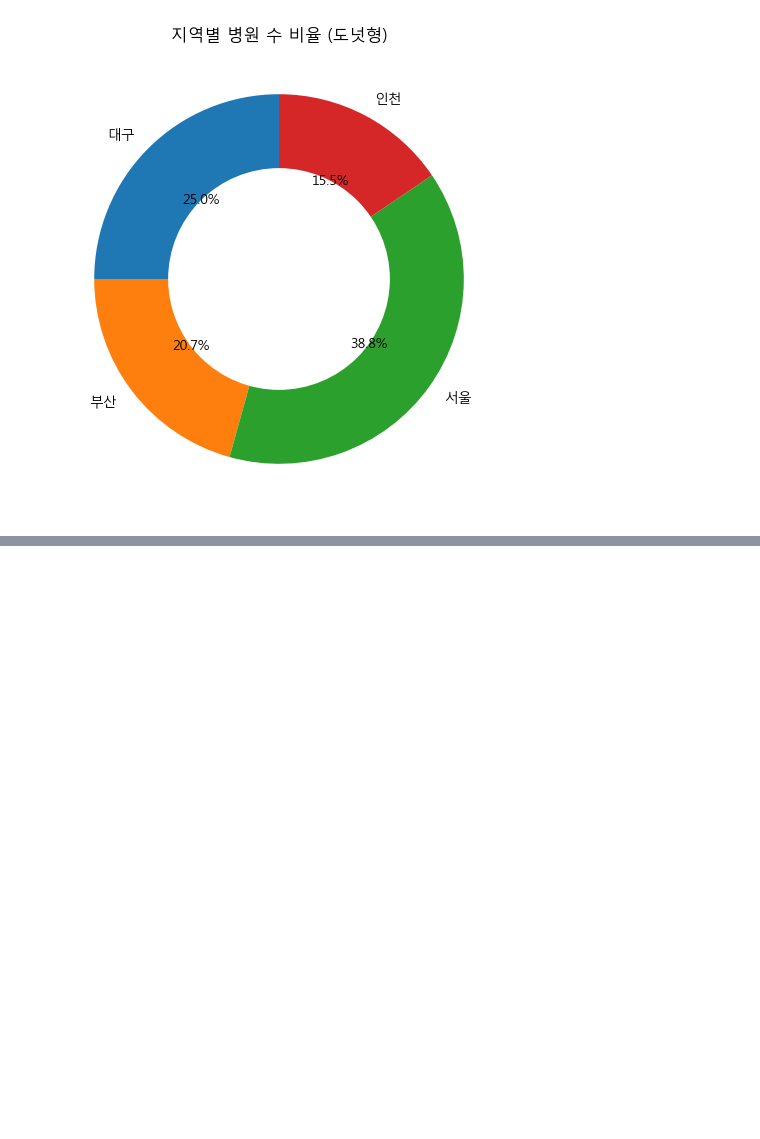
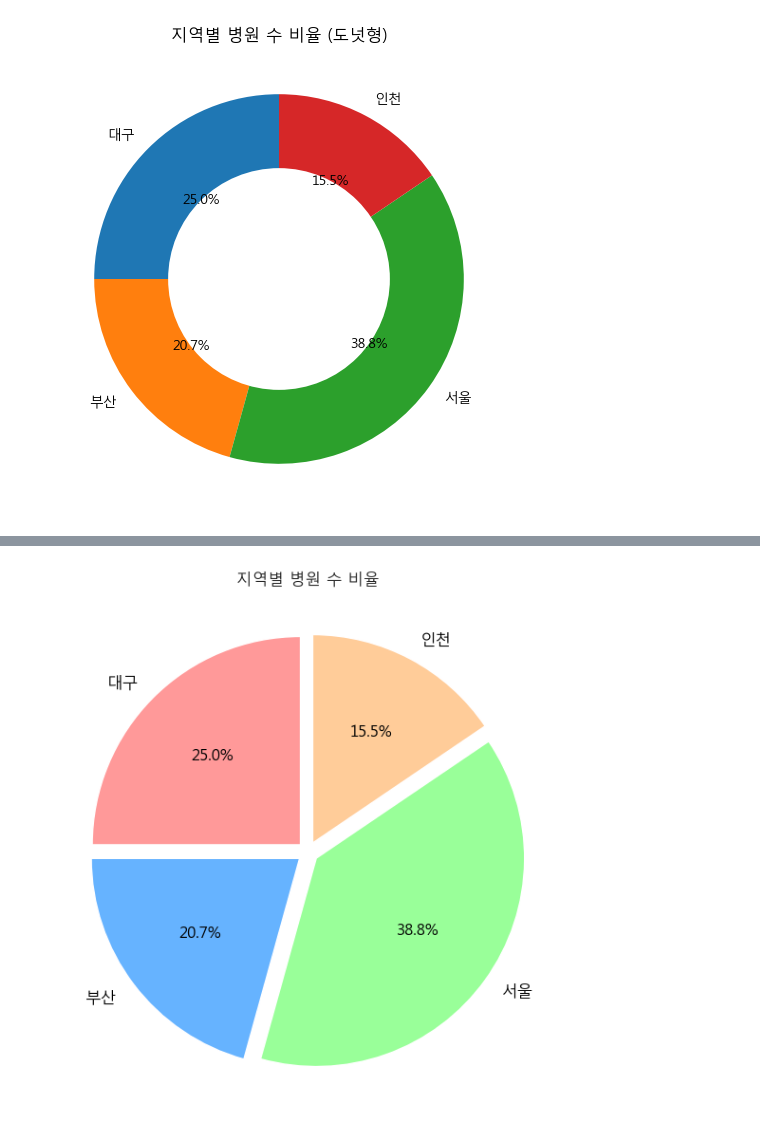
Before and after one commit to ohseung-web/ot-python2026, a Jupyter notebook: jupyter/pie_graph.ipynb, the cells around one changed output, grey strips where cells are left out. Drawn from its saved outputs; the diff is of its cells as text; code cells hidden in the pictures; blank space fills up the shorter version.

```diff
--- a/jupyter/pie_graph.ipynb
+++ b/jupyter/pie_graph.ipynb
@@ -116,3 +116,80 @@ plt.show()
 2  서울  1000000.0  150.000000
 3  인천   500000.0   60.000000
 [figure]
+# %%
+import pandas as pd
+import matplotlib.pyplot as plt
+import seaborn as sns
+
+# ---------------------------
+# 1. 데이터 생성
+# ---------------------------
+df1 = pd.DataFrame({
+    "지역": ["서울", "부산", "대구"],
+    "총인구": [1000000, 300000, 200000]
+})
+
+df2 = pd.DataFrame({
+    "지역": ["서울", "부산", "인천"],
+    "병원수": [150, 80, 60]
+})
+
+# ---------------------------
+# 2. 데이터 병합
+# ---------------------------
+merged = pd.merge(df1, df2, on="지역", how="outer")
+
+# ---------------------------
+# 3. 결측치 처리
+# ---------------------------
+merged["총인구"] = merged["총인구"].fillna(merged["총인구"].mean())
+merged["병원수"] = merged["병원수"].fillna(merged["병원수"].mean())
+
+print(merged)
+
+# ---------------------------
+# 4. Seaborn 스타일 + 한글 설정
+# ---------------------------
+sns.set_style('whitegrid')
+sns.set_palette('deep')
+
+plt.rcParams['font.family'] = 'Malgun Gothic'
+plt.rcParams['axes.unicode_minus'] = False
+
+# ---------------------------
+# 5. 그래프 크기
+# ---------------------------
+plt.figure(figsize=(6, 6))
+
+colors = ['#ff9999', '#66b3ff', '#99ff99', '#ffcc99']
+
+# explode 설정
+# 각 조각을 중심에서 얼마나 떨어뜨릴지 지정하는 값
+# 리스트 길이는 데이터 개수와 동일해야 함
+# [0.05, 0.05, 0.05, 0.05] 와 동일한 의미
+# → 모든 조각을 동일하게 살짝 바깥으로 이동 (강조 효과)
+explode = [0.05] * len(merged)
+
+plt.pie(
+    merged["병원수"],          # 데이터 값 (각 조각의 크기)
+    labels=merged["지역"],     # 각 조각의 이름
+    autopct='%1.1f%%',        # 퍼센트 표시 (소수점 1자리)
+    startangle=90,            # 시작 위치 (위쪽부터 시작)
+    colors=colors,            # 각 조각 색상
+    explode=explode,          # 조각을 바깥으로 얼마나 띄울지 설정
+    wedgeprops={'edgecolor': 'white'},  # 조각 사이 흰색 경계선
+
+    textprops={
+        'fontsize': 12,      # 글자 크기
+        'color': 'black'     # 글자 색
+    }
+)
+
+# ---------------------------
+# 8. 제목
+# ---------------------------
+plt.title("지역별 병원 수 비율")
+
+plt.tight_layout()
+plt.show()
+# %% [output]
@@ -118,0 +201 @@ plt.show()
+[figure, added]
```
Also changed, not shown: parts of 2 cells of this notebook, 5 other files.
